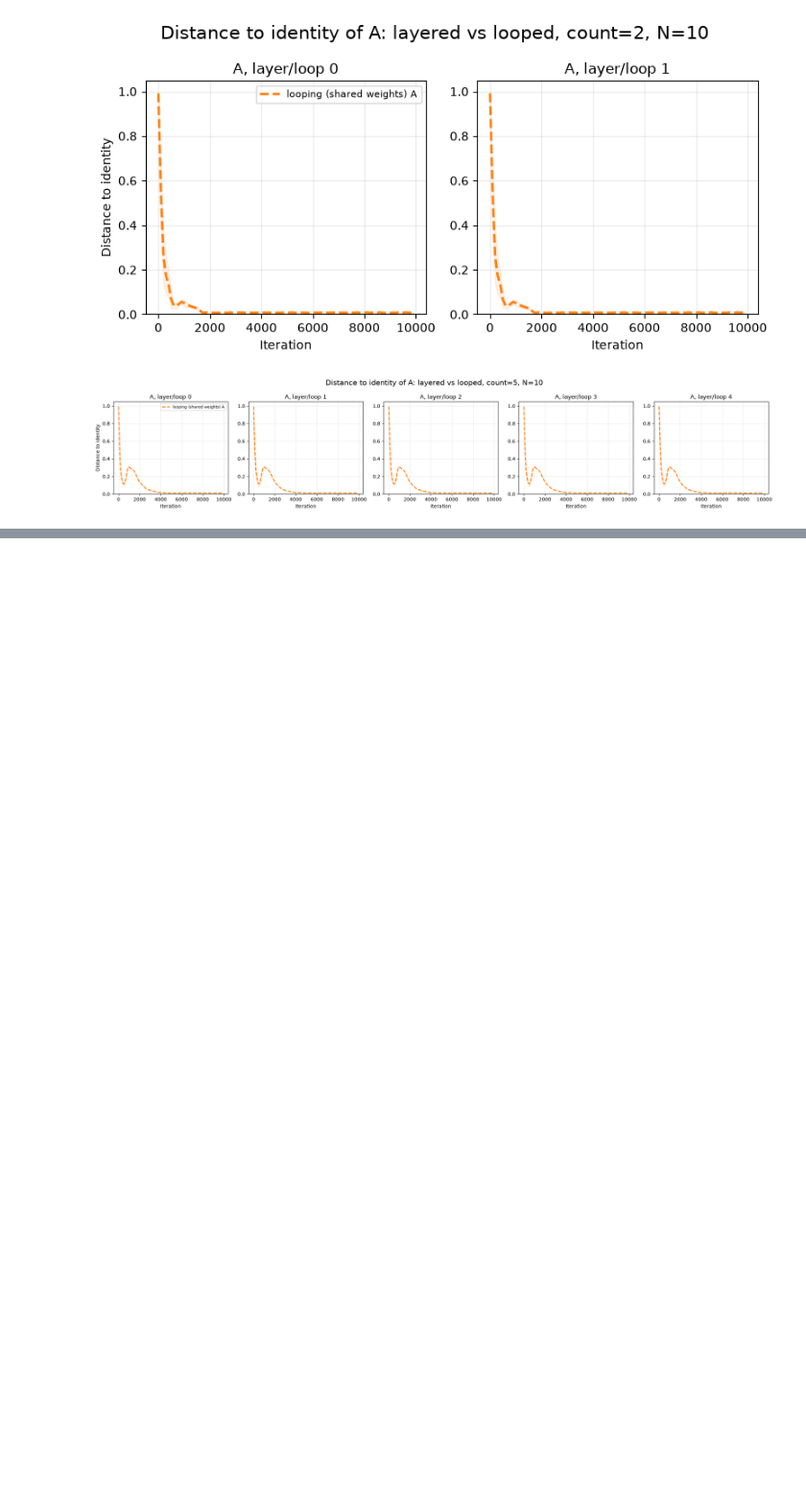
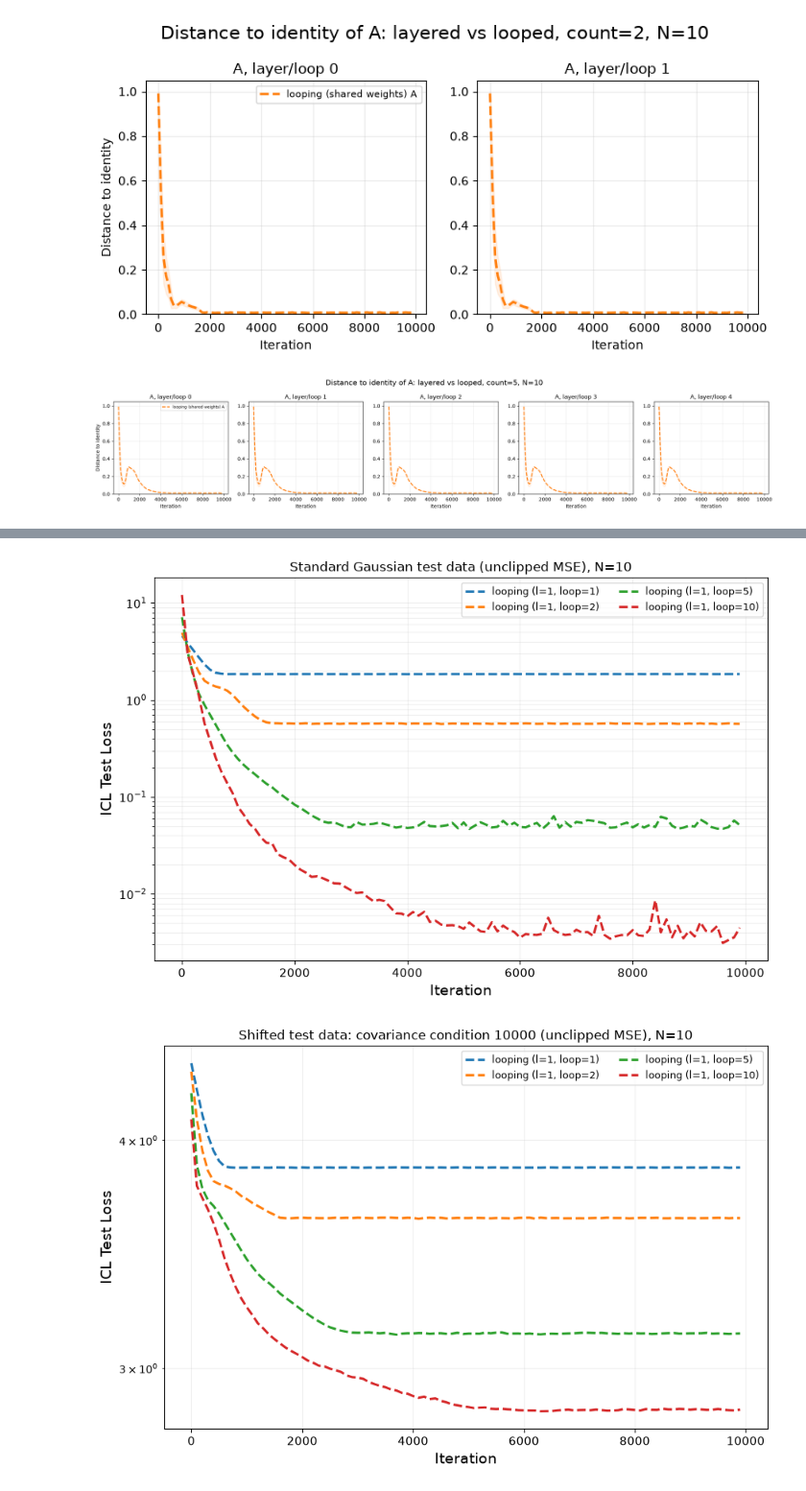
Before and after one commit to Isss11/looped-transformers-gradient-descent, a Jupyter notebook: cs-886_experiments.ipynb, the cells around one changed output, grey strips where cells are left out. Shown at 96% size. Saved outputs shown, nothing was run; the diff lists cells and outputs as text; code cells hidden in the pictures; blank space fills up the shorter version.

Commit message:
Add Condition Number Test

```diff
--- a/cs-886_experiments.ipynb
+++ b/cs-886_experiments.ipynb
@@ -809,0 +836,21 @@ plot_dist_to_identity(
+# %%
+# Reuse the first experiment's training and evaluation settings.
+hc_iterations = np.arange(0, max_iters, stride)
+hc_fig_dir = os.path.join('figures', 'high_condition_test')
+os.makedirs(hc_fig_dir, exist_ok=True)
+hc_history_file = os.path.join(cur_dir, 'high_condition_N10_d5_histories.pth')
+hc_results_file = os.path.join(cur_dir, 'high_condition_N10_d5_results.pth')
+
+# Generate a fixed orthogonal basis by SVD, with a prescribed covariance spectrum.
+torch.manual_seed(hc_rotation_seed)
+
+svd_result = torch.linalg.svd(torch.randn(d, d, device=device))
+
+hc_U = svd_result.U
+hc_scales = torch.logspace(
+    0, -0.5 * math.log10(hc_cov_condition), d, device=device,
+)
+
+hc_D = torch.diag(hc_scales)
+
+print(f'Population covariance condition number: {torch.linalg.cond(hc_D).item() ** 2:.1f}')
@@ -809,0 +921,9 @@ plot_dist_to_identity(
+# %%
+# Train on standard normal data using the existing training helper.
+hc_hist_dict = run_experiment_suite(
+    seeds=hc_seeds,
+    n_layers_loops=hc_sizes,
+    model_types=hc_model_types,
+    filename=hc_history_file,
+    context_lengths=[N],
+)
@@ -809,0 +990,15 @@ plot_dist_to_identity(
+# %%
+# Plot both test distributions with the existing plotting helper.
+plot_loss_curves(
+    hc_standard_loss, hc_sizes, hc_model_types, hc_iterations,
+    fig_dir=hc_fig_dir, filename='standard_test_loss.pdf',
+    title='Standard Gaussian test data (unclipped MSE)',
+)
+plot_loss_curves(
+    hc_shifted_loss, hc_sizes, hc_model_types, hc_iterations,
+    fig_dir=hc_fig_dir, filename='high_condition_test_loss.pdf',
+    title=f'Shifted test data: covariance condition {hc_cov_condition:.0f} (unclipped MSE)',
+)
+# %% [output]
+[figure, added]
+[figure, added]
```
Also changed, not shown: parts of 9 cells of this notebook.
